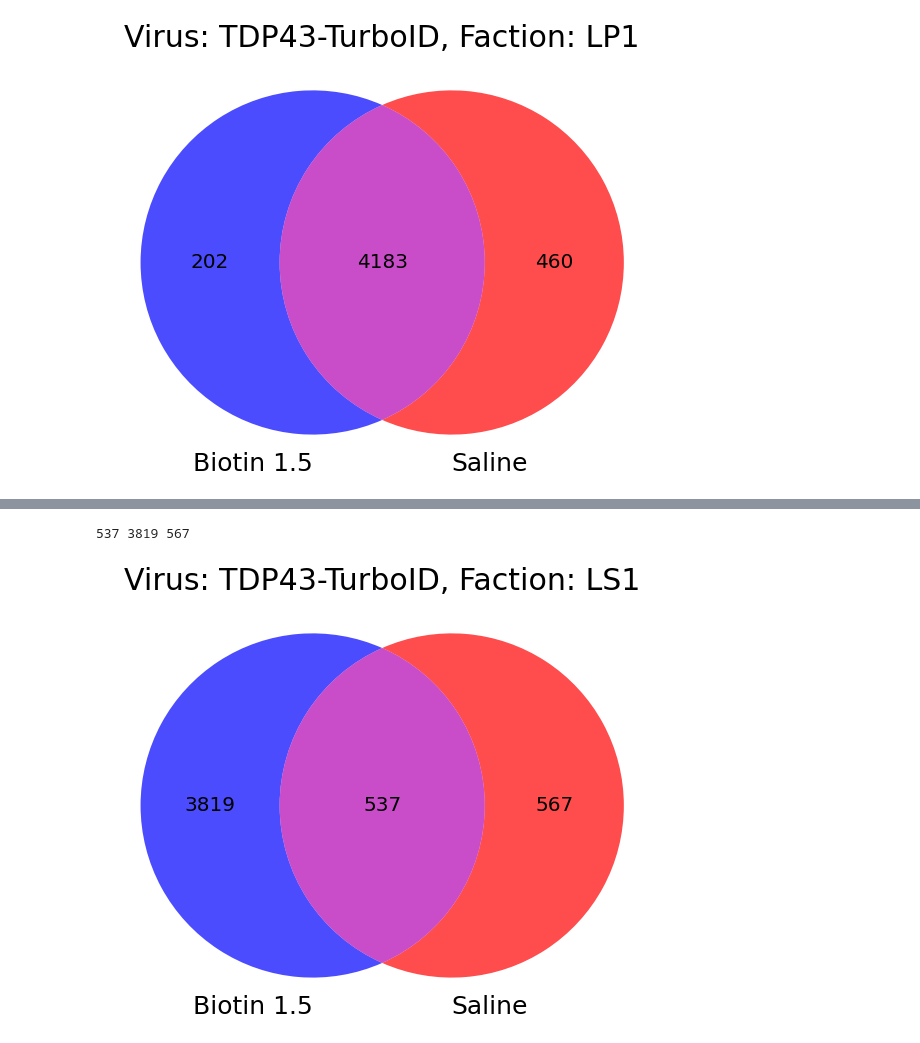
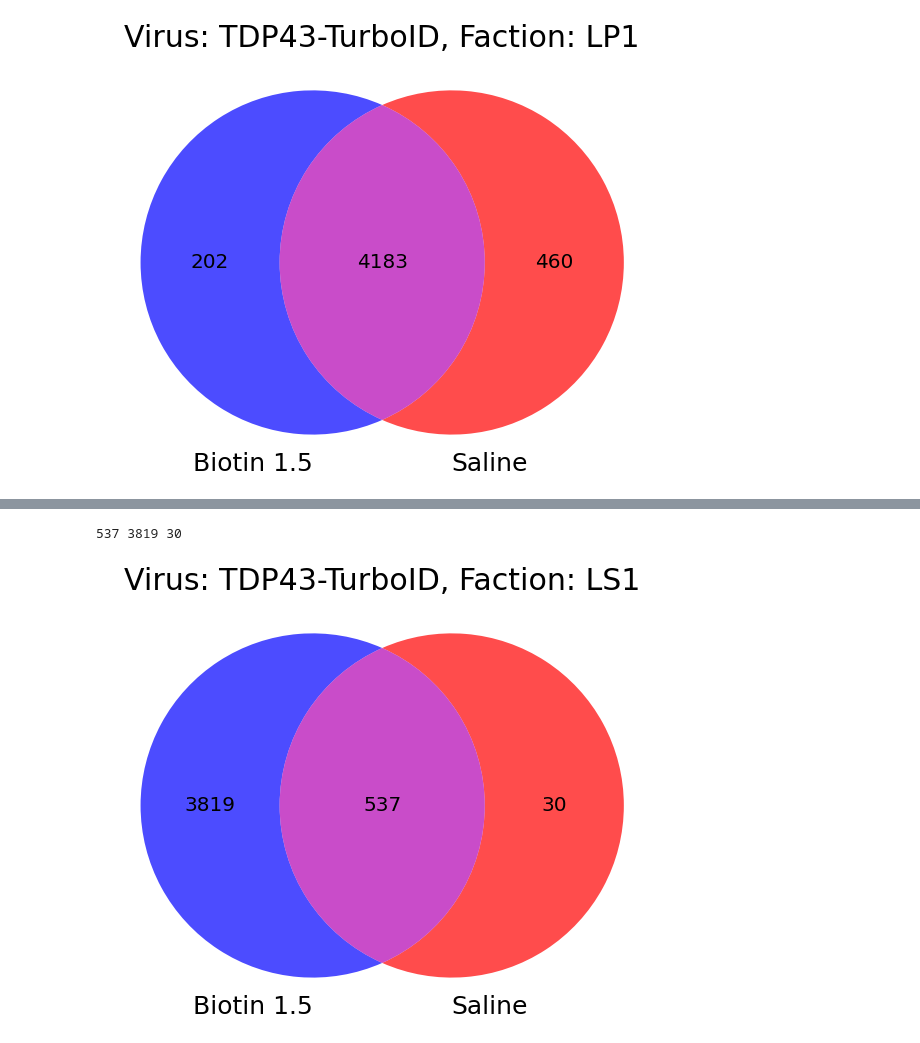
Before and after one commit to adamwbrew/Proteins, a Jupyter notebook: protein_visuals_virus_venn_diagram.ipynb, the cells around one changed output, grey strips where cells are left out. Drawn from its saved outputs; the diff is of its cells as text; code cells hidden in the pictures.

```diff
--- a/protein_visuals_virus_venn_diagram.ipynb
+++ b/protein_visuals_virus_venn_diagram.ipynb
@@ -212,31 +232,31 @@ plt.show()
 # %%
 # Venn Diagram Biotin types
 # TDP43TurboID_15_LS1, TurboID_saline_LS1
 
 TDP43TurboID_15_LS1_list = TDP43TurboID_15_LS1[TDP43TurboID_15_LS1["Hits"] != 0]["Protein_Name"].copy().to_list()
 TDP43TurboID_saline_LS1_list = TDP43TurboID_saline_LS1[TDP43TurboID_saline_LS1["Hits"] != 0]["Protein_Name"].copy().to_list()
 union_list = TDP43TurboID_15_LS1_list + TDP43TurboID_saline_LS1_list
 
 union_list = set([x for x in union_list if union_list.count(x) > 1])
 TDP43TurboID_15_LS1_list = set([x for x in TDP43TurboID_15_LS1_list if x not in union_list])
-TurboID_saline_LS1_list = set([x for x in TDP43TurboID_saline_LS1_list if x not in union_list])
+TDP43TurboID_saline_LS1_list = set([x for x in TDP43TurboID_saline_LS1_list if x not in union_list])
 print(len(union_list), len(TDP43TurboID_15_LS1_list), len(TDP43TurboID_saline_LS1_list))
 
 plt.figure(figsize=(10,12), facecolor='white')
 plt.title("Virus: TDP43-TurboID, Faction: LS1", size = 30)
 ax = plt.gca()
 vd = venn2_unweighted(subsets = (len(TDP43TurboID_15_LS1_list), len(TDP43TurboID_saline_LS1_list), len(union_list)), set_colors=("blue","red"), set_labels = ('Biotin 1.5', 'Saline'), alpha = 0.7)
 
 for text in vd.set_labels:
    text.set_fontsize(25)
 
 for text in vd.subset_labels:
    text.set_fontsize(20)
 
 plt.show()
 # %% [output]
-537 3819 567
+537 3819 30
-[figure, old version]
+[figure, new version]
 # %%
 # Venn Diagram Biotin types
 # TDP43TurboID_72_LS1, TDP43TurboID_15_LS1, TDP43TurboID_saline_LS1
```
Also changed, not shown: parts of 2 cells of this notebook.
